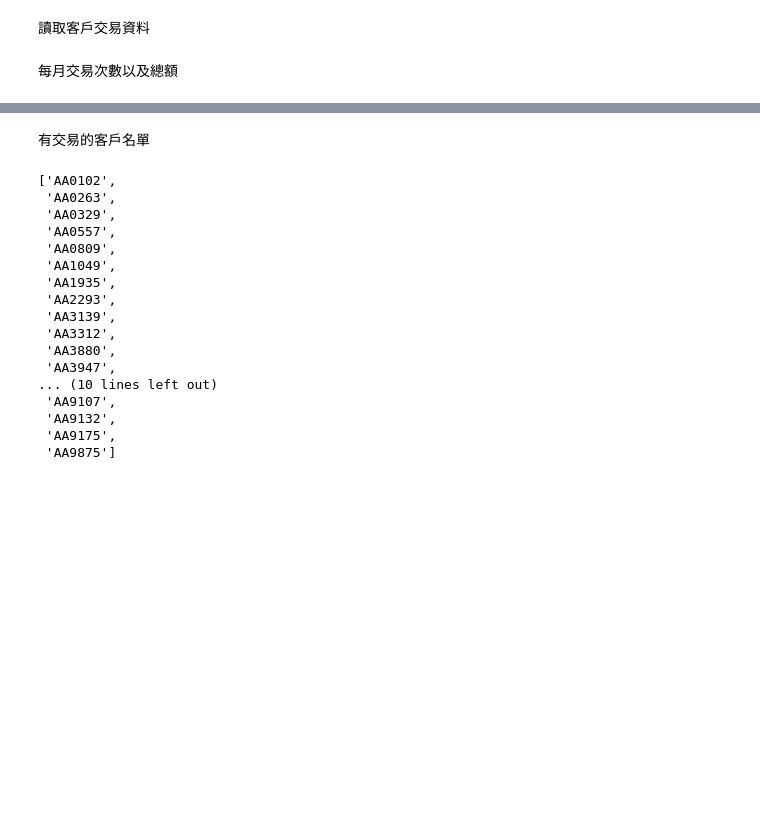
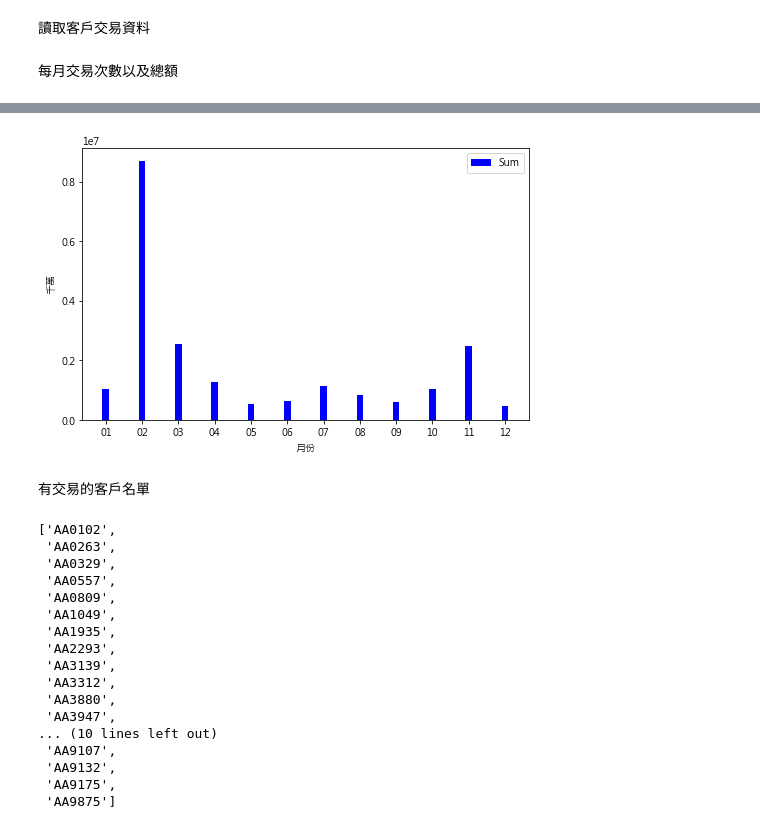
Before and after one commit to lou-tun-chieh/Text-mining---Fintech, a Jupyter notebook: Final_Project/Final_combined.ipynb, the cells around one changed output, grey strips where cells are left out. Saved outputs shown, nothing was run; the diff lists cells and outputs as text; code cells hidden in the pictures; blank space fills up the shorter version.

```diff
--- a/Final_Project/Final_combined.ipynb
+++ b/Final_Project/Final_combined.ipynb
@@ -41,6 +54,16 @@ month_trading_record
 | 9 | 201810 | 1.04105e+06 | 63 |
 | 10 | 201811 | 2.4672e+06 | 51 |
 | 11 | 201812 | 464292 | 50 |
+# %%
+x = np.linspace(1, 13, 12)
+plt.figure(num=5,figsize=(8,5))
+plt.bar(x, month_trading_record["Sum"], color='blue', width = 0.2,  tick_label = tmp_month, label='Sum')
+plt.legend()
+plt.ylabel("千萬")
+plt.xlabel("月份")
+plt.show()
+# %% [output]
+[figure, added]
 # %% [markdown]
 有交易的客戶名單
 # %%
```
Also changed, not shown: parts of 12 cells of this notebook.
